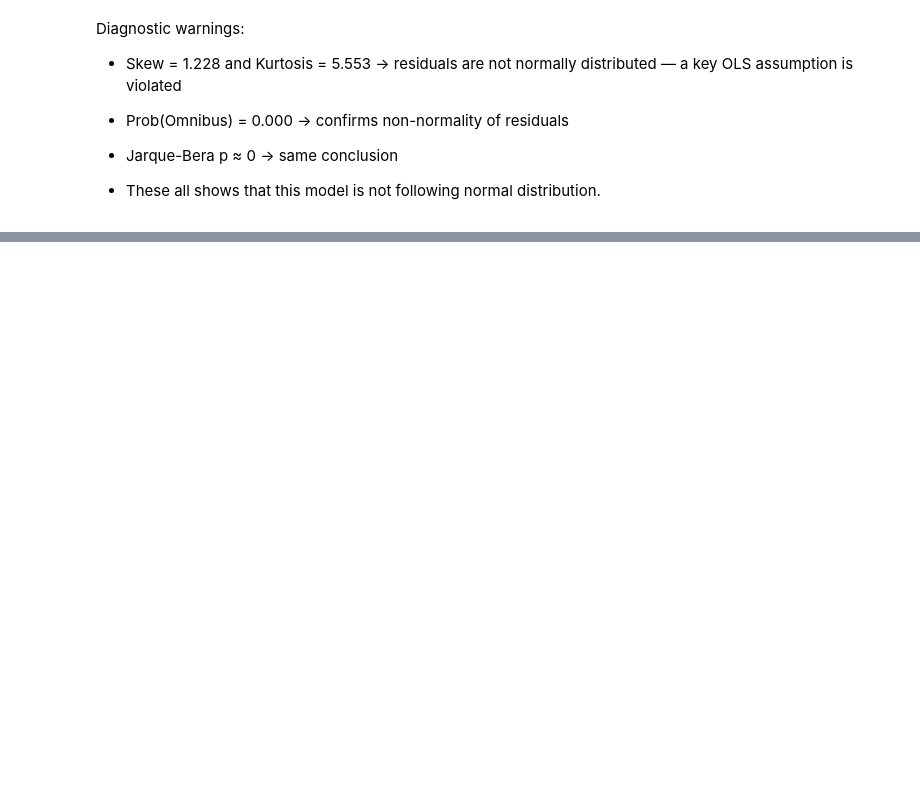
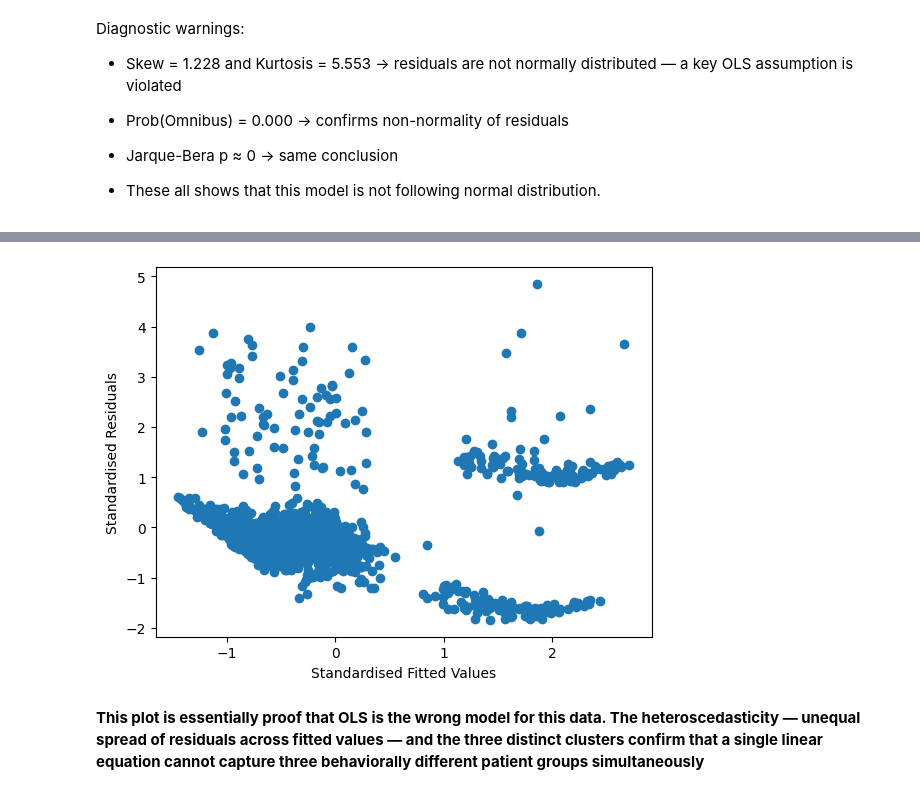
Before and after one commit to aparna-2001/medical-insurance-charges-ML-model-2021-2025, a Jupyter notebook: medical_insurance_charges_ML_model_2021_2025.ipynb, the cells around one changed output, grey strips where cells are left out. Cells and saved outputs as stored; diff of their text form; code cells hidden in the pictures; blank space fills up the shorter version.

```diff
--- a/medical_insurance_charges_ML_model_2021_2025.ipynb
+++ b/medical_insurance_charges_ML_model_2021_2025.ipynb
@@ -679,0 +706,9 @@ Diagnostic warnings:
+# %%
+plt.scatter(get_standardised_values(model_1.fittedvalues), get_standardised_values(model_1.resid))
+plt.xlabel('Standardised Fitted Values')
+plt.ylabel('Standardised Residuals')
+plt.show()
+# %% [output]
+[figure, added]
+# %% [markdown]
+**This plot is essentially proof that OLS is the wrong model for this data. The heteroscedasticity — unequal spread of residuals across fitted values — and the three distinct clusters confirm that a single linear equation cannot capture three behaviorally different patient groups simultaneously**
```
Also changed, not shown: parts of 9 cells of this notebook.
